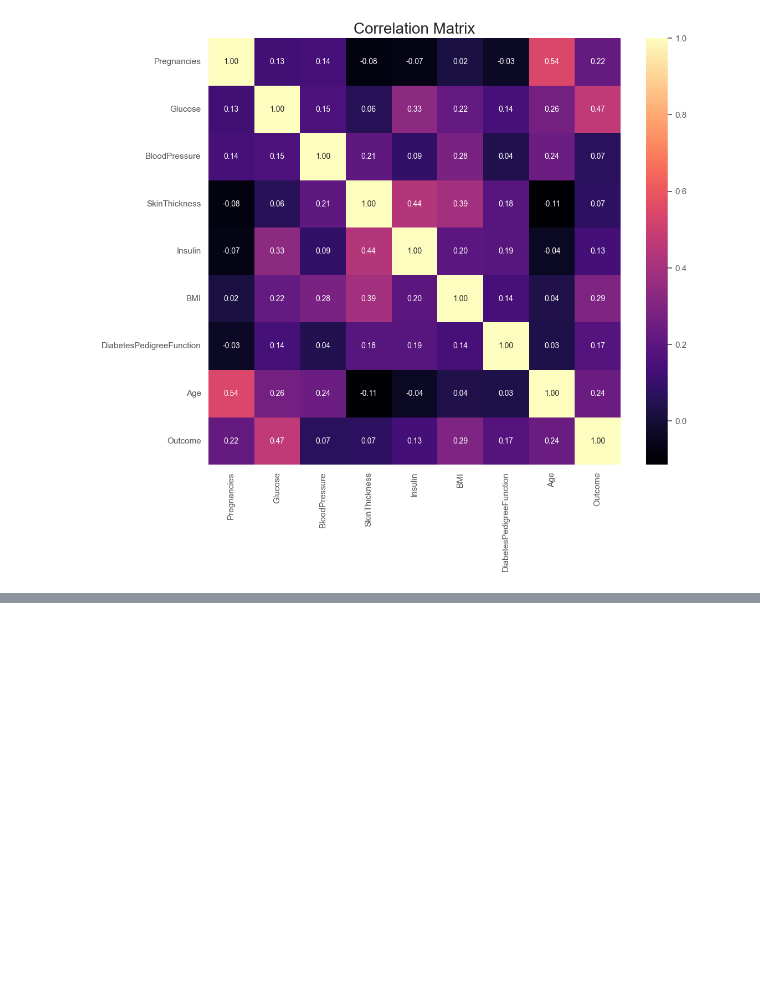
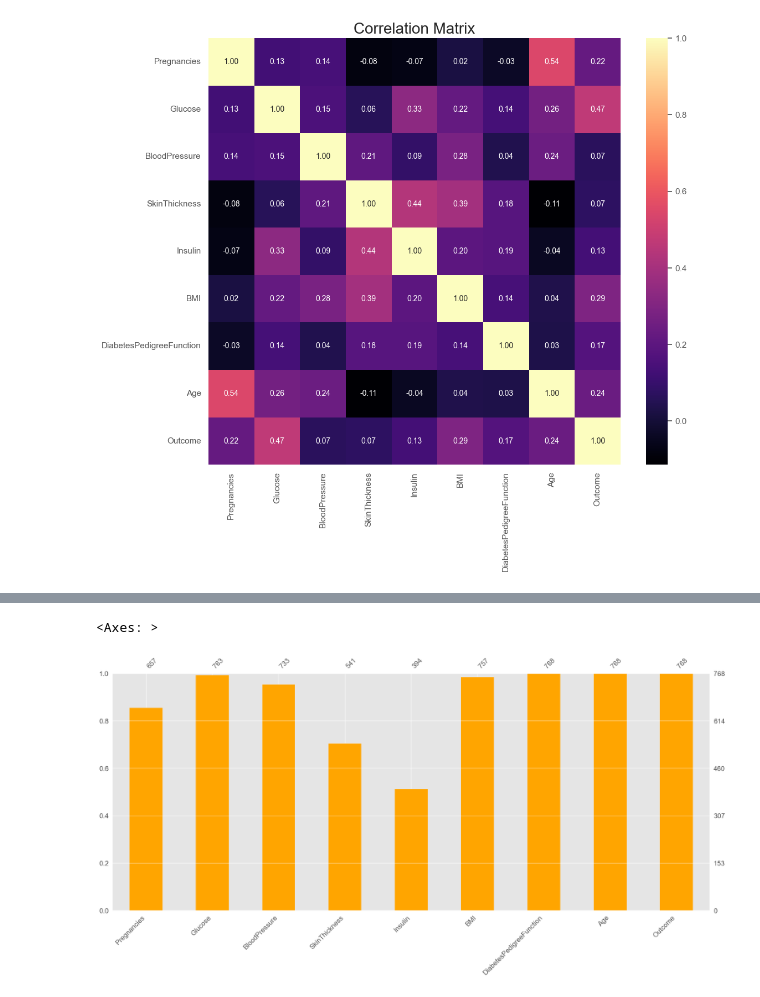
Before and after one commit to vikasjangidmk/A-Machine-Learning-Approach-to-Diabetes-Prediction-Performance-Comparison-of-Multiple-Classifiers, a Jupyter notebook: Notebook.ipynb, the cells around one changed output, grey strips where cells are left out. Drawn from its saved outputs; the diff is of its cells as text; code cells hidden in the pictures; blank space fills up the shorter version.

Commit message:
Missing Values handled

```diff
--- a/Notebook.ipynb
+++ b/Notebook.ipynb
@@ -264,0 +310,2 @@ plt.show()
+# %%
+df[['Pregnancies','Glucose', 'BloodPressure', 'SkinThickness', 'Insulin', 'BMI','DiabetesPedigreeFunction', 'Age']] = df[['Pregnancies','Glucose', 'BloodPressure', 'SkinThickness', 'Insulin', 'BMI','DiabetesPedigreeFunction', 'Age']].replace(0, np.nan)
@@ -264,0 +334,6 @@ plt.show()
+# %%
+import missingno as msno
+msno.bar(df, color = 'orange')
+# %% [output]
+<Axes: >
+[figure, added]
```
Also changed, not shown: parts of 12 cells of this notebook, 1 other file.
